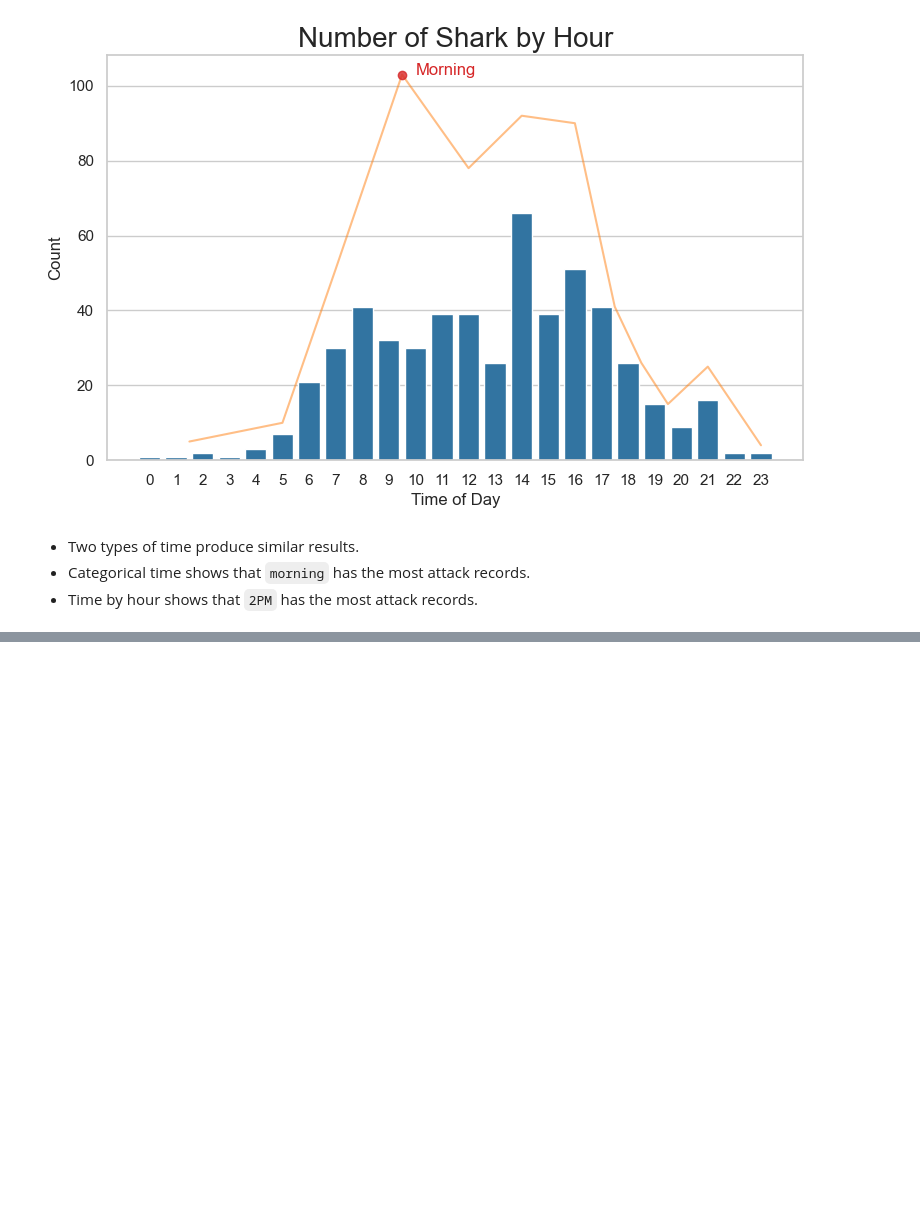
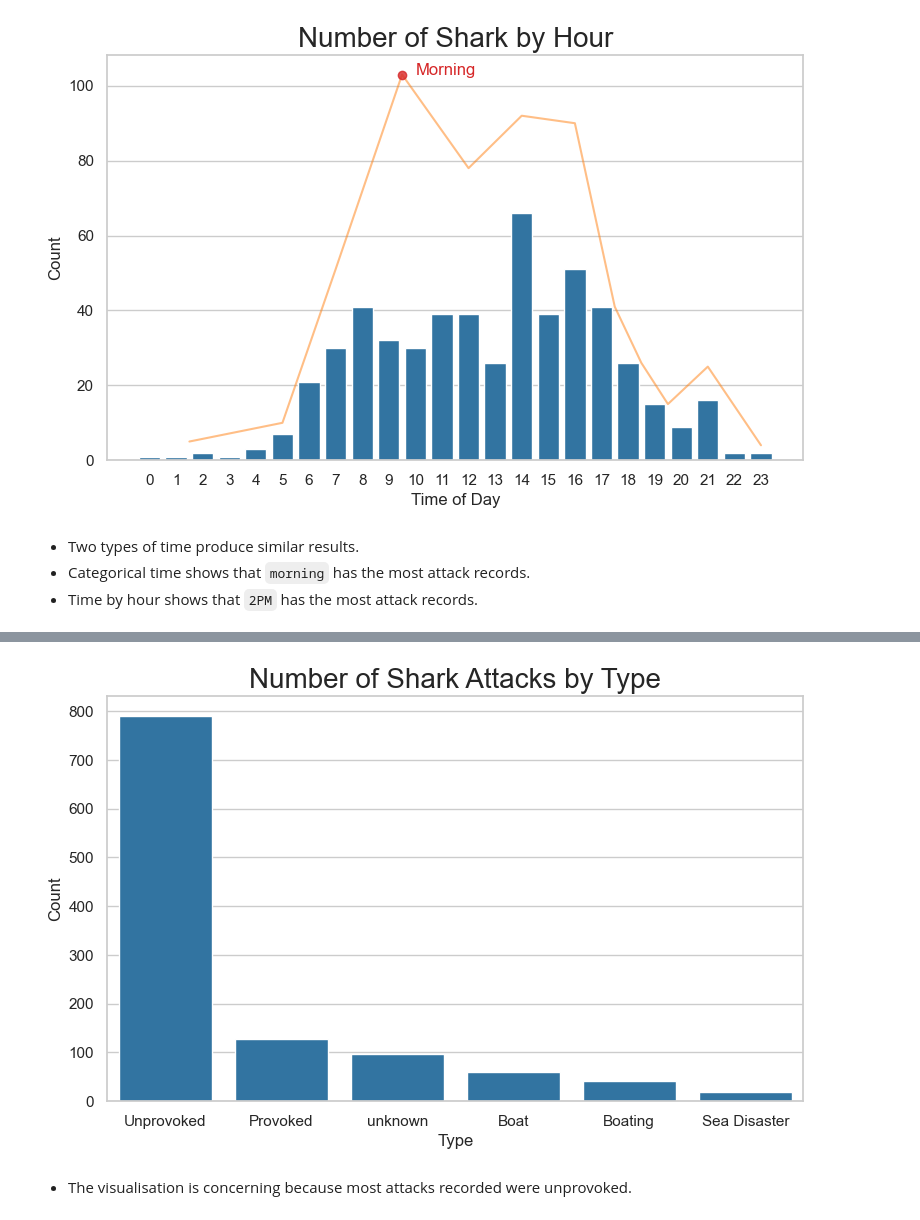
Before and after one commit to moscmh/shark, a Jupyter notebook: shark.ipynb, the cells around one changed output, grey strips where cells are left out. Drawn from its saved outputs; the diff is of its cells as text; code cells hidden in the pictures; blank space fills up the shorter version.

Commit message:
Finished type. Activity next.

```diff
--- a/shark.ipynb
+++ b/shark.ipynb
@@ -459,0 +462,3 @@ plt.show()
+# %%
+type_count = df['Type'].value_counts()
+type_count
@@ -459,0 +474,13 @@ plt.show()
+# %%
+fig, ax = plt.subplots(figsize=(8,5))
+# Bar plot
+sns.barplot(x=type_count.index, y=type_count.values, color='tab:blue')
+# Axes labels and title
+plt.title("Number of Shark Attacks by Type", size=20)
+plt.ylabel("Count")
+# Display
+plt.show()
+# %% [output]
+[figure, added]
+# %% [markdown]
+* The visualisation is concerning because most attacks recorded were unprovoked.
```
Also changed, not shown: parts of 2 cells of this notebook.
